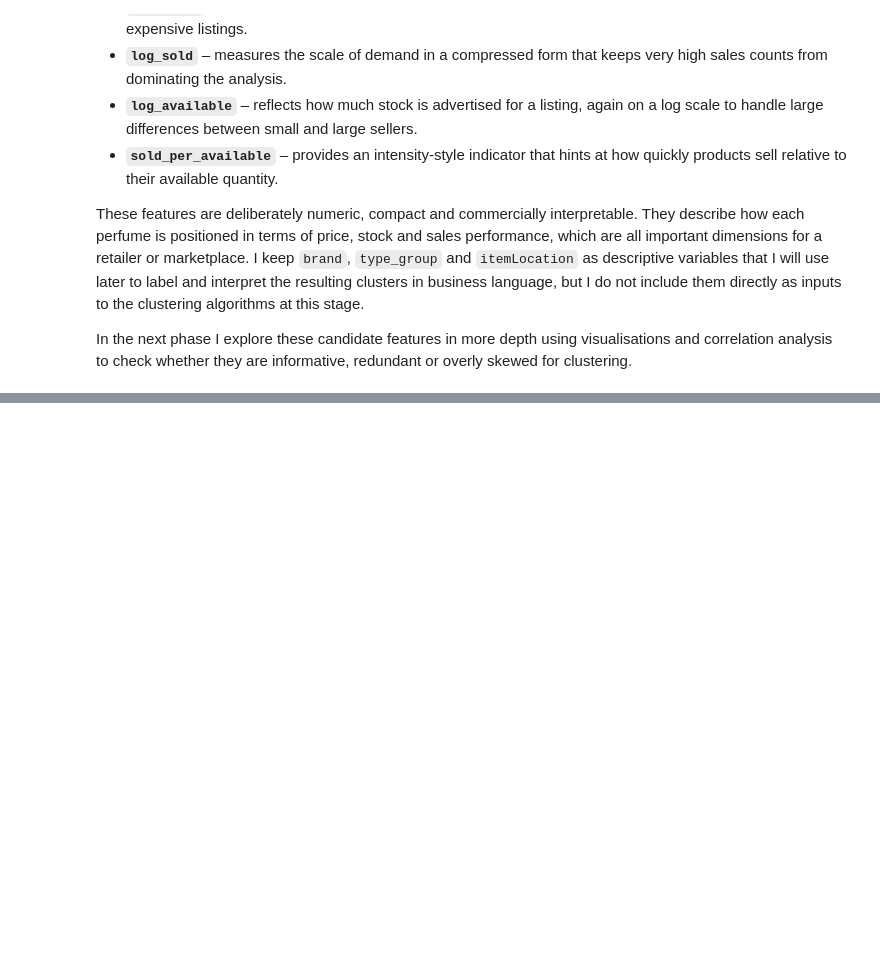
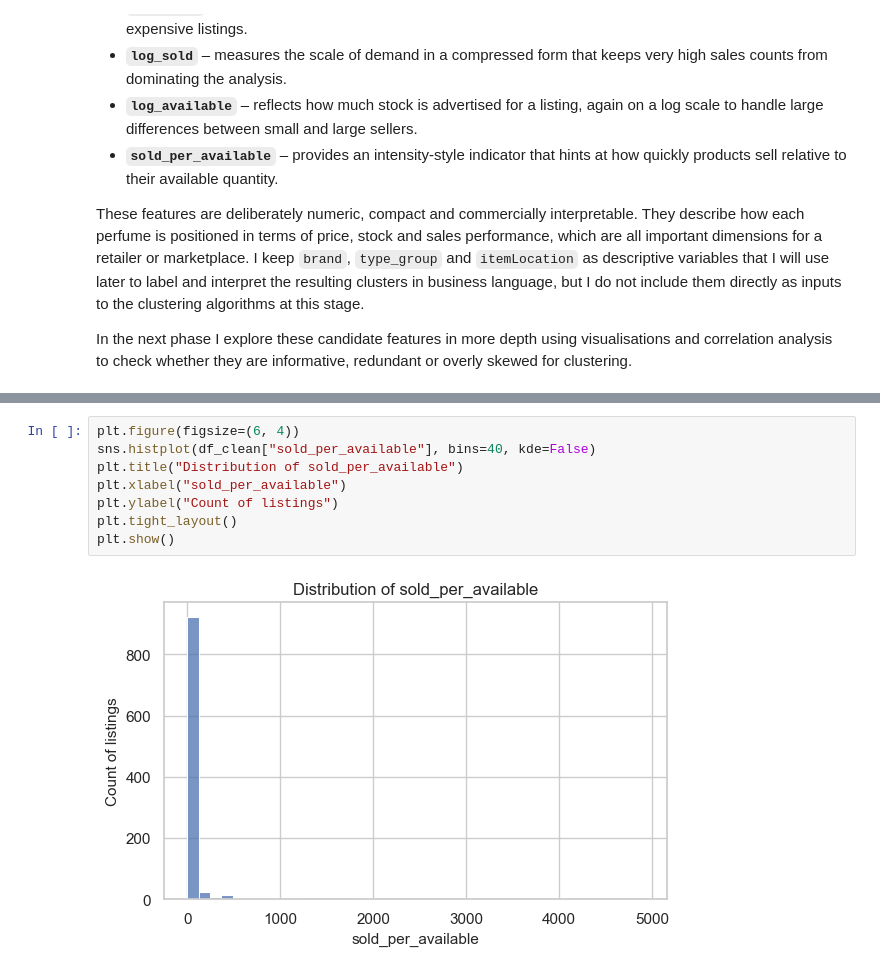
Before and after one commit to OmerTDK/scenttech-fragrance-clustering, a Jupyter notebook: main.ipynb, the cells around one changed output, grey strips where cells are left out. Saved outputs shown, nothing was run; the diff lists cells and outputs as text; blank space fills up the shorter version.

```diff
--- a/main.ipynb
+++ b/main.ipynb
@@ -326,0 +365,10 @@ In the next phase I explore these candidate features in more depth using visuali
+# %%
+plt.figure(figsize=(6, 4))
+sns.histplot(df_clean["sold_per_available"], bins=40, kde=False)
+plt.title("Distribution of sold_per_available")
+plt.xlabel("sold_per_available")
+plt.ylabel("Count of listings")
+plt.tight_layout()
+plt.show()
+# %% [output]
+[figure, added]
```
Also changed, not shown: parts of 8 cells of this notebook.
